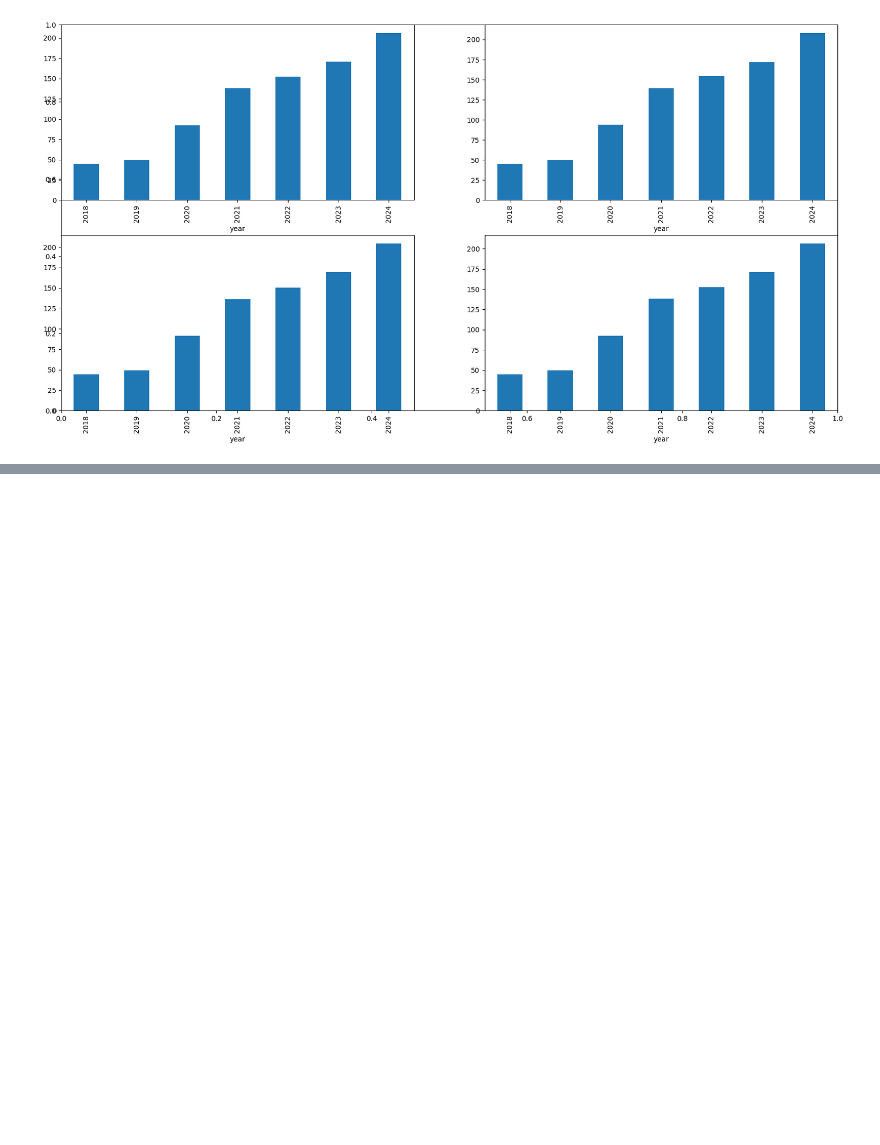
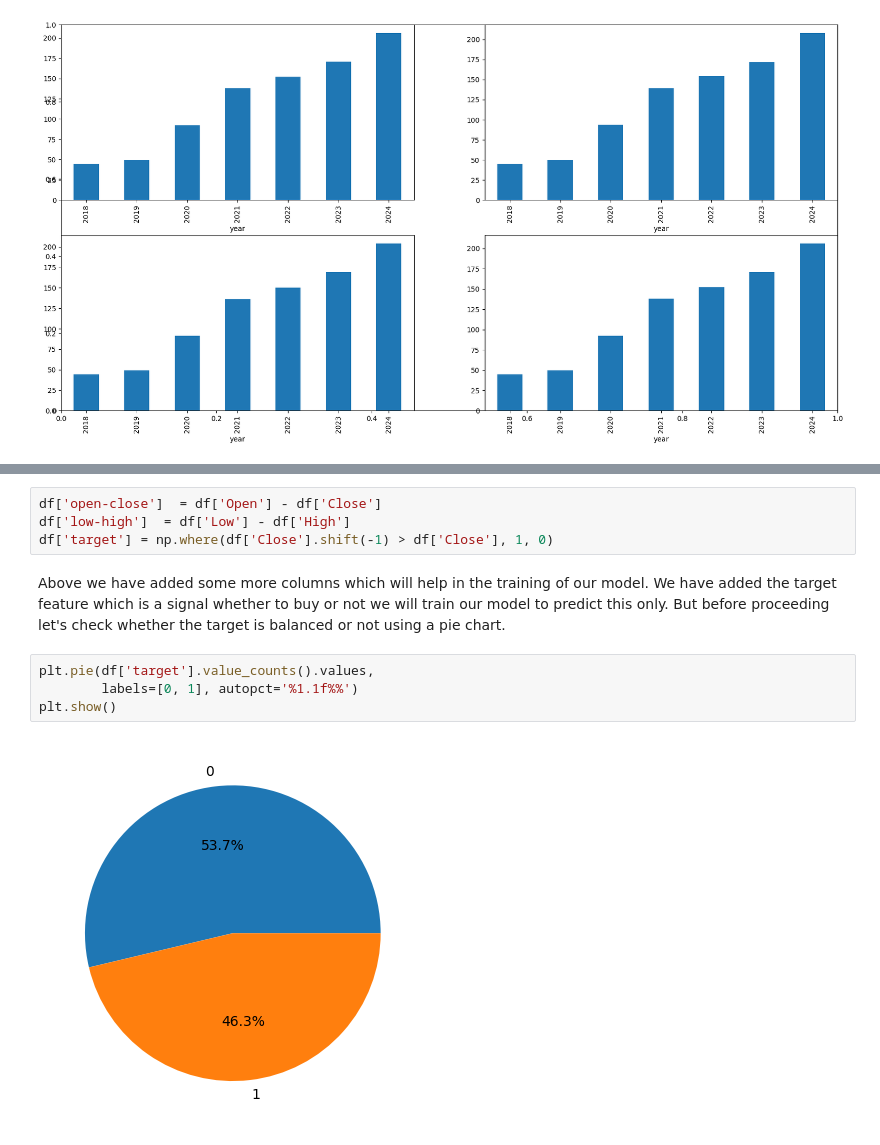
Before and after one commit to Ash-bot19/Stock-Price-Movement-Prediction, a Jupyter notebook: Stock_market_prediction.ipynb, the cells around one changed output, grey strips where cells are left out. Drawn from its saved outputs; the diff is of its cells as text; blank space fills up the shorter version.

```diff
--- a/Stock_market_prediction.ipynb
+++ b/Stock_market_prediction.ipynb
@@ -145,0 +146,12 @@ df.groupby('is_quarter_end').mean()
+# %%
+df['open-close']  = df['Open'] - df['Close']
+df['low-high']  = df['Low'] - df['High']
+df['target'] = np.where(df['Close'].shift(-1) > df['Close'], 1, 0)
+# %% [markdown]
+Above we have added some more columns which will help in the training of our model. We have added the target feature which is a signal whether to buy or not we will train our model to predict this only. But before proceeding let's check whether the target is balanced or not using a pie chart.
+# %%
+plt.pie(df['target'].value_counts().values,
+        labels=[0, 1], autopct='%1.1f%%')
+plt.show()
+# %% [output]
+[figure, added]
```
Also changed, not shown: parts of 11 cells of this notebook.
